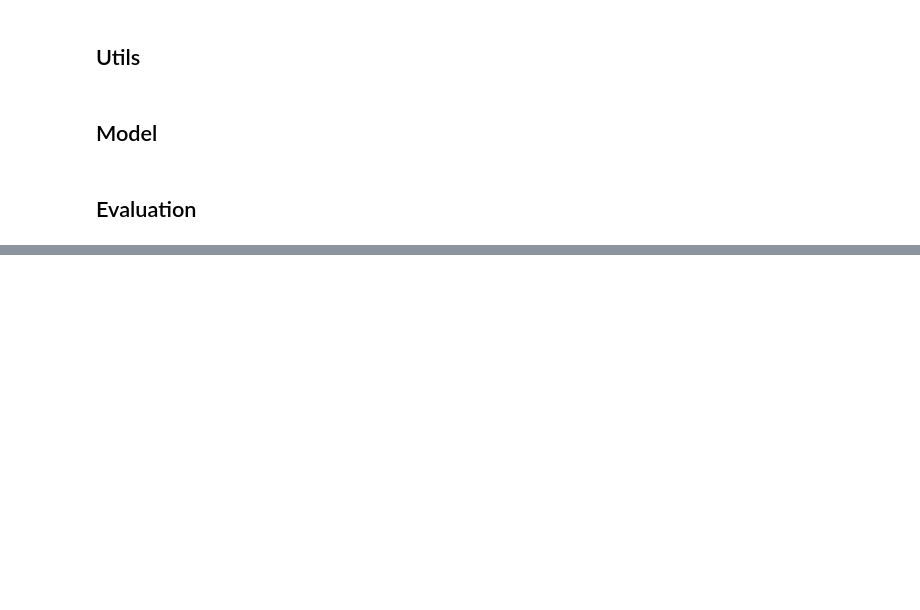
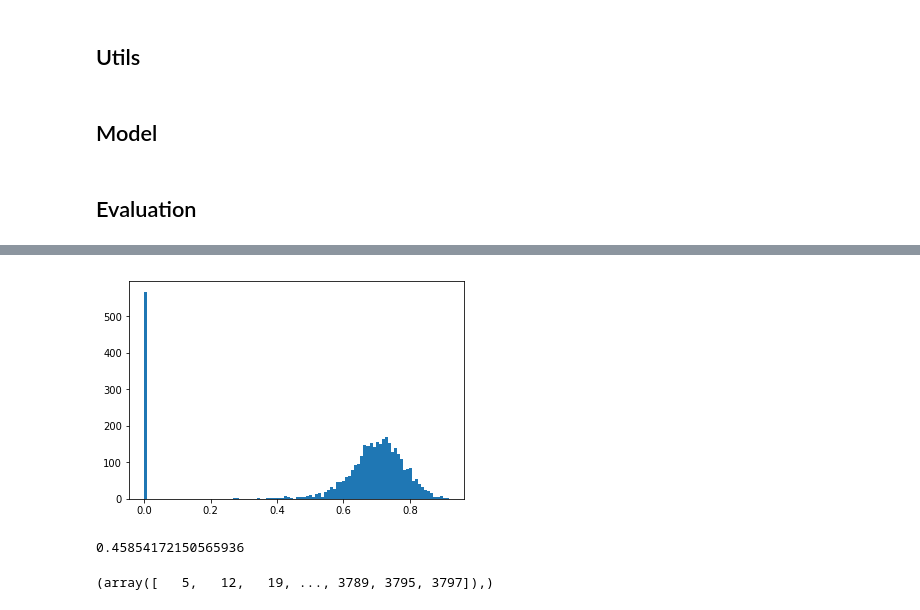
Before and after one commit to marmohamed/Multi-Modal-Fusion-For-3d-Object-Detection, a Jupyter notebook: src/Notebooks/write predictions.ipynb, the cells around one changed output, grey strips where cells are left out. Drawn from its saved outputs; the diff is of its cells as text; code cells hidden in the pictures; blank space fills up the shorter version.

```diff
--- a/src/Notebooks/write predictions.ipynb
+++ b/src/Notebooks/write predictions.ipynb
@@ -42,13 +42,14 @@ def prepare_dataset_feed_dict(model, dataset, train_fusion_rgb, train_fusion_fv_
 #         print(np.max(camera_tensor))
         d = {model.train_inputs_rgb: camera_tensor,
                 model.train_inputs_lidar: lidar_tensor,
-                model.Tr_velo_to_cam: Tr_velo_to_cam,
-                model.R0_rect: R0_rect,
-                model.P3: P3,
-                model.shift_h: shift_h,
-                model.shift_w: shift_w,
-                model.anchors: anchor_values,
-                model.use_nms: use_nms,
+#                 model.Tr_velo_to_cam: Tr_velo_to_cam,
+#                 model.R0_rect: R0_rect,
+#                 model.P3: P3,
+#                 model.shift_h: shift_h,
+#                 model.shift_w: shift_w,
+#                 model.anchors: anchor_values,
+#                 model.use_nms: use_nms,
+                model.y_true: label_tensor,
                 model.train_fusion_rgb: train_fusion_rgb,
                 model.is_training: False}
         return d
@@ -541,6 +542,21 @@ random.seed(0)
 random.shuffle(list_files)
 ln = int(len(list_files) * 0.5)
 list_files= list_files[ln:]
+# %%
+training = True
+# %%
+if training:
+                file_name = '/trainsplit.txt'
+else:
+                file_name = '/valsplit.txt'
+with open(base_path + file_name, 'r') as f:
+                list_file_nums = f.readlines()
+list_files = ['0'*(6-len(l.strip())) + l.strip() for l in list_file_nums]
+
+list_camera_paths = list(map(lambda x: base_path+'/data_object_image_3/training/image_3/' + x + '.png', list_files))
+list_lidar_paths = list(map(lambda x: base_path+'/data_object_velodyne/training/velodyne/' + x + '.bin', list_files))
+list_label_paths = list(map(lambda x: base_path + '/data_object_label_2/training/label_2/' + x + '.txt', list_files))
+list_calib_paths = list(map(lambda x: base_path + '/data_object_calib/training/calib/' + x + '.txt', list_files))
 # %%
 len(list_files)
 # %% [output]
@@ -576,0 +923,8 @@ rm: cannot remove '../prediction_files/predictions_uncertainity_epochs_30_best':
+# %%
+c_correct_test = []
+c_loc_test = []
+c_dim_test = []
+prec_test = []
+rec_test = []
+theta_losses_test = []
+theta_diffs_test = []
@@ -576,0 +987,13 @@ rm: cannot remove '../prediction_files/predictions_uncertainity_epochs_30_best':
+# %%
+plt.hist(c_correct_test, bins=100)
+plt.show()
+# %% [output]
+[figure, added]
+# %%
+len(np.array(c_correct_test)[(np.array(c_correct_test) >= 0.7)]) / len(c_correct_test)
+# %% [output]
+0.45854172150565936
+# %%
+np.where((np.array(c_correct_test) >= 0.6) & (np.array(c_correct_test) < 0.7))
+# %% [output]
+(array([   5,   12,   19, ..., 3789, 3795, 3797]),)
```
Also changed, not shown: parts of 52 cells of this notebook, 45 other files.
